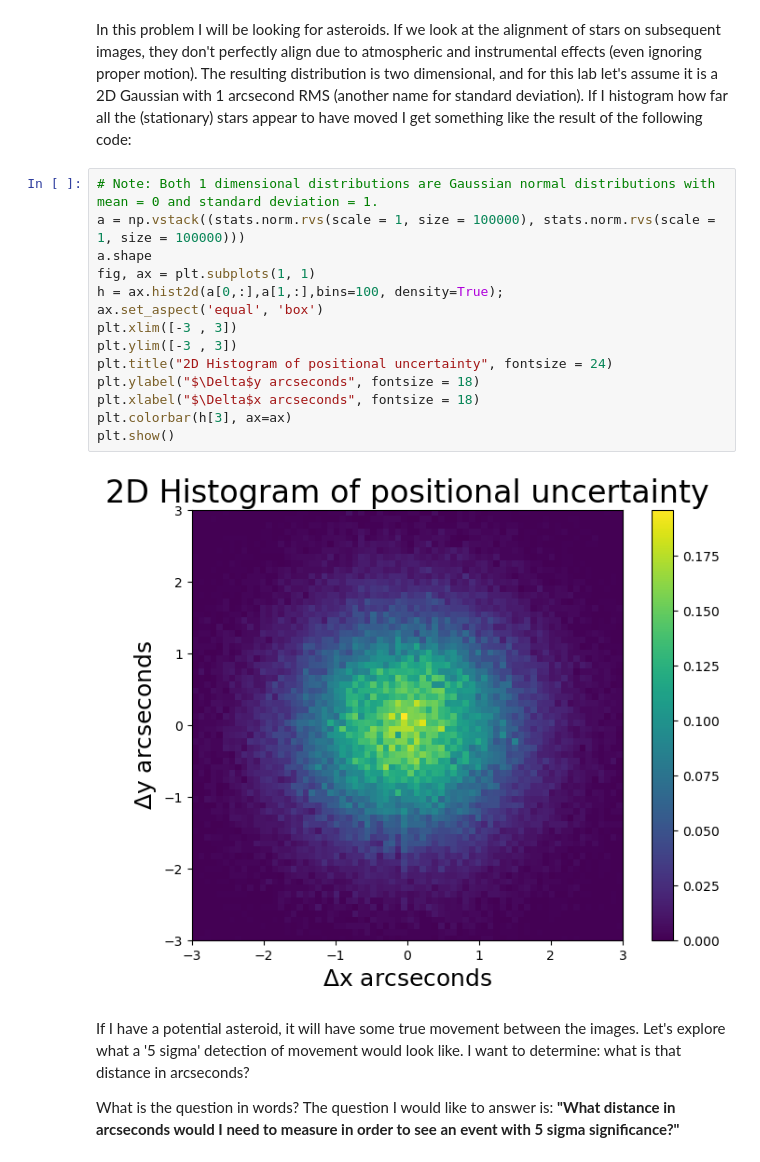
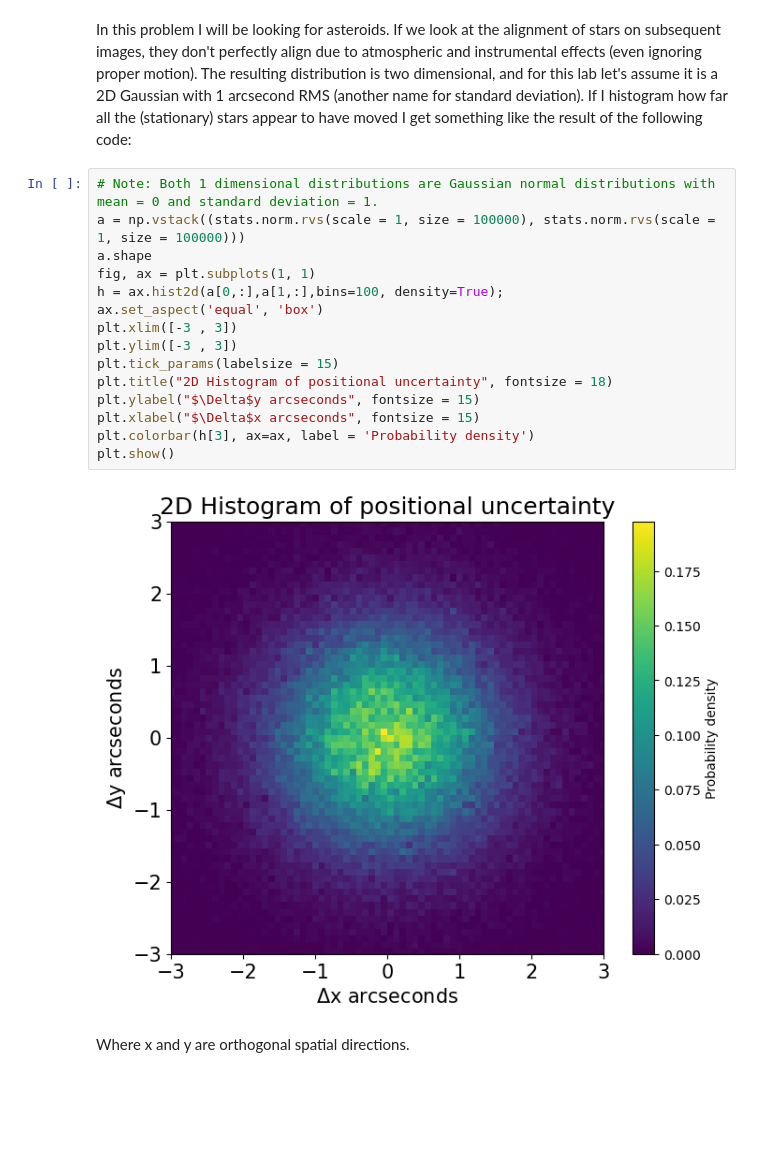
Before and after one commit to jenniv27/phys434, a Jupyter notebook: Labs/Lab3.ipynb, the cells around one changed output. Drawn from its saved outputs; the diff is of its cells as text; blank space fills up the shorter version.

```diff
--- a/Labs/Lab3.ipynb
+++ b/Labs/Lab3.ipynb
@@ -157,22 +157,19 @@ In this problem I will be looking for asteroids. If we look at the alignment of
 # %%
 # Note: Both 1 dimensional distributions are Gaussian normal distributions with mean = 0 and standard deviation = 1.
 a = np.vstack((stats.norm.rvs(scale = 1, size = 100000), stats.norm.rvs(scale = 1, size = 100000)))
 a.shape
 fig, ax = plt.subplots(1, 1)
 h = ax.hist2d(a[0,:],a[1,:],bins=100, density=True);
 ax.set_aspect('equal', 'box')
 plt.xlim([-3 , 3])
 plt.ylim([-3 , 3])
-plt.title("2D Histogram of positional uncertainty", fontsize = 24)
-plt.ylabel("$\Delta$y arcseconds", fontsize = 18)
-plt.xlabel("$\Delta$x arcseconds", fontsize = 18)
-plt.colorbar(h[3], ax=ax)
+plt.tick_params(labelsize = 15)
+plt.title("2D Histogram of positional uncertainty", fontsize = 18)
+plt.ylabel("$\Delta$y arcseconds", fontsize = 15)
+plt.xlabel("$\Delta$x arcseconds", fontsize = 15)
+plt.colorbar(h[3], ax=ax, label = 'Probability density')
 plt.show()
 # %% [output]
-[figure, old version]
+[figure, new version]
 # %% [markdown]
-If I have a potential asteroid, it will have some true movement between the images. Let's explore what a '5 sigma' detection of movement would look like. I want to determine: what is that distance in arcseconds?
-
-What is the question in words?
-The question I would like to answer is:
-**"What distance in arcseconds would I need to measure in order to see an event with 5 sigma significance?"**
+Where x and y are orthogonal spatial directions.
```
Also changed, not shown: parts of 11 cells of this notebook.
